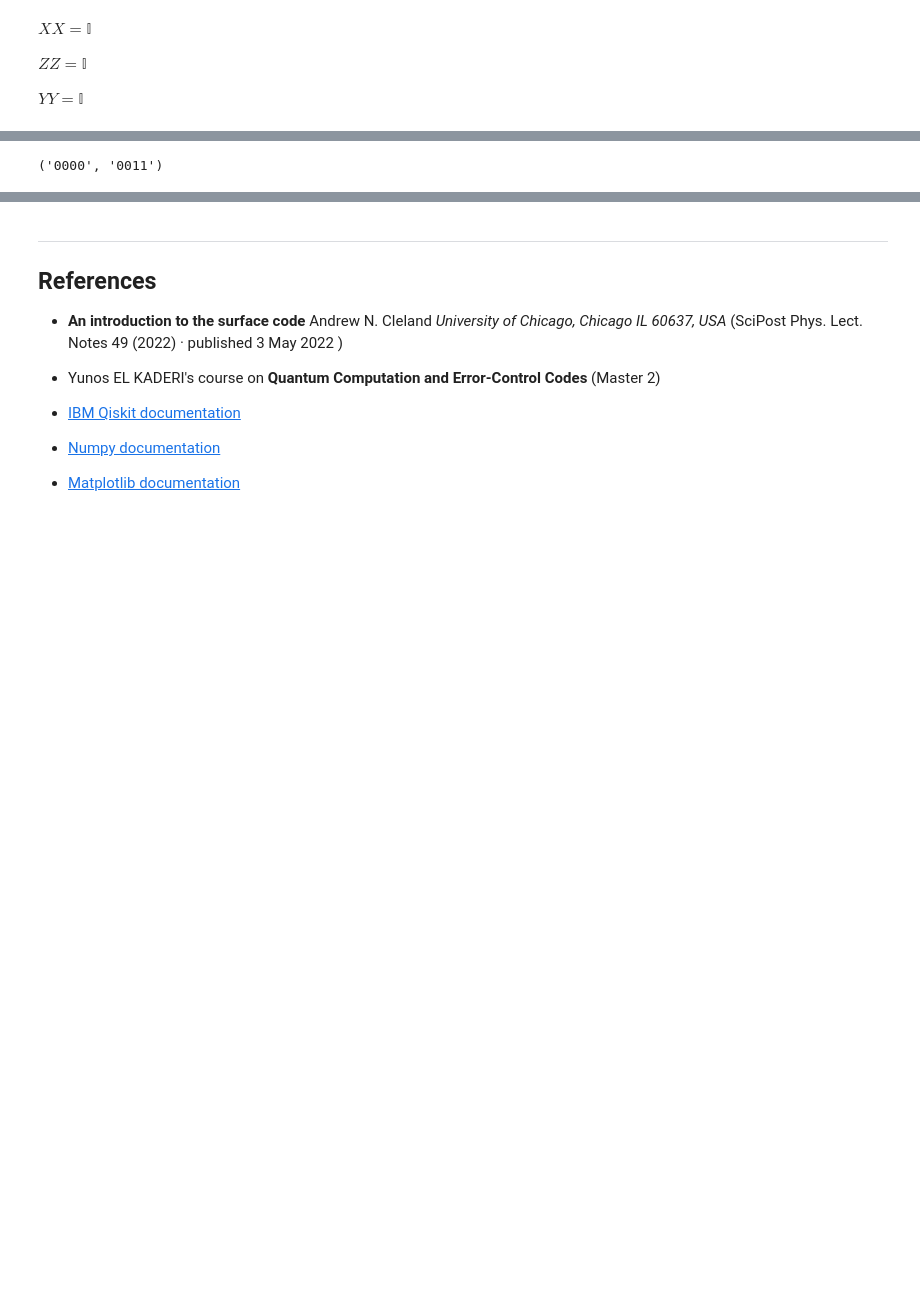
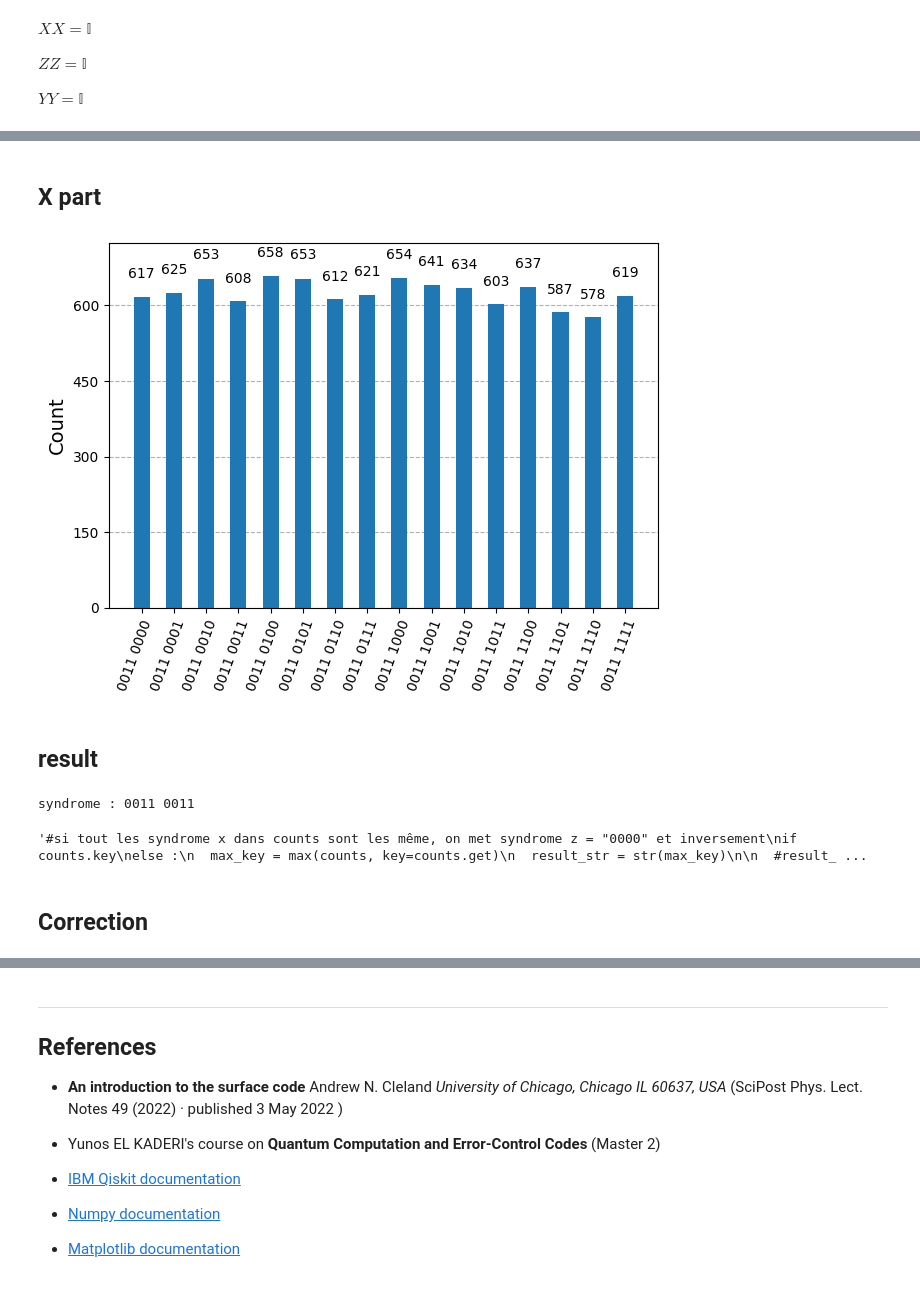
Before and after one commit to TheoHUETQC/surface-code, a Jupyter notebook: surface_code_introduction.ipynb, the cells around one changed output, grey strips where cells are left out. Drawn from its saved outputs; the diff is of its cells as text; code cells hidden in the pictures; blank space fills up the shorter version.

```diff
--- a/surface_code_introduction.ipynb
+++ b/surface_code_introduction.ipynb
@@ -218,0 +238,7 @@ plot_histogram(counts)
+# %% [markdown]
+## X part
+# %%
+counts_X, qc_X = simulate_surface_code(q_data, errors_to_inject, shots=10000, init_basis='X')
+plot_histogram(counts_X)
+# %% [output]
+[figure, added]
@@ -219,13 +254,24 @@ plot_histogram(counts)
+# %% [markdown]
+## result
+# %%
+print("syndrome :", syndrome_x_str, syndrome_z_str)
+# %% [output]
+syndrome : 0011 0011
 # %%
-max_key = max(counts, key=counts.get)
-result_str = str(max_key)
+"""#si tout les syndrome x dans counts sont les même, on met syndrome z = "0000" et inversement
+if counts.key
+else :
+  max_key = max(counts, key=counts.get)
+  result_str = str(max_key)
 
-#result_str = list(counts.keys())[0]
+  #result_str = list(counts.keys())[0]
 
-syndrome_x_str, syndrome_z_str = result_str.split(" ")
+  syndrome_x_str, syndrome_z_str = result_str.split(" ")
 
 key = (syndrome_x_str, syndrome_z_str)
-print(key)
+print(key)"""
 # %% [output]
-('0000', '0011')
+'#si tout les syndrome x dans counts sont les même, on met syndrome z = "0000" et inversement\nif counts.key\nelse :\n  max_key = max(counts, key=counts.get)\n  result_str = str(max_key)\n\n  #result_ ...
+# %% [markdown]
+## Correction
 # %%
```
Also changed, not shown: parts of 9 cells of this notebook.
